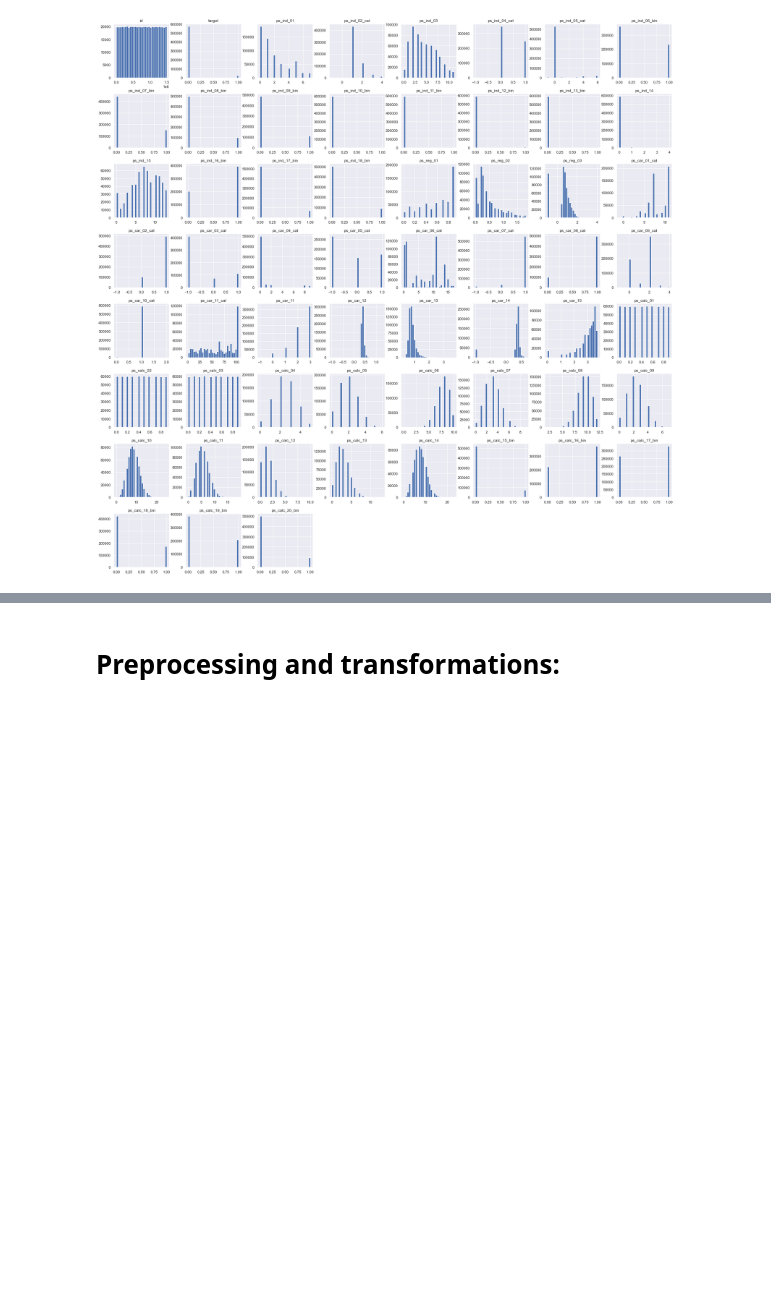
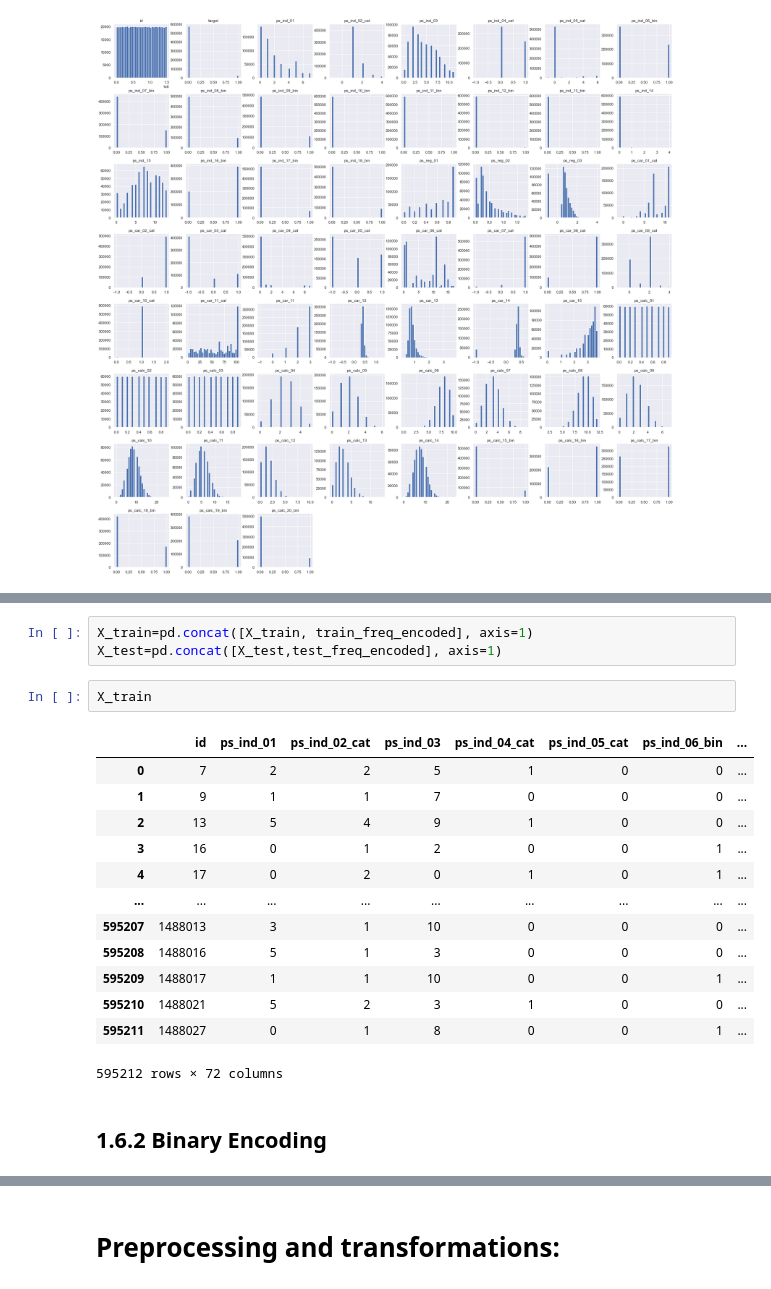
Before and after one commit to nichowu/Porto-Seguro-Safe-Driver-Prediction, a Jupyter notebook: porto-seguro-safe-driving.ipynb, the cells around one changed output, grey strips where cells are left out. Drawn from its saved outputs; the diff is of its cells as text; blank space fills up the shorter version.

```diff
--- a/porto-seguro-safe-driving.ipynb
+++ b/porto-seguro-safe-driving.ipynb
@@ -454,0 +584,21 @@ train.hist(figsize=(30,30), bins=30);
+# %%
+X_train=pd.concat([X_train, train_freq_encoded], axis=1)
+X_test=pd.concat([X_test,test_freq_encoded], axis=1)
+# %%
+X_train
+# %% [output]
+|  | id | ps_ind_01 | ps_ind_02_cat | ps_ind_03 | ps_ind_04_cat | ps_ind_05_cat | ps_ind_06_bin | ... |
+| 0 | 7 | 2 | 2 | 5 | 1 | 0 | 0 | ... |
+| 1 | 9 | 1 | 1 | 7 | 0 | 0 | 0 | ... |
+| 2 | 13 | 5 | 4 | 9 | 1 | 0 | 0 | ... |
+| 3 | 16 | 0 | 1 | 2 | 0 | 0 | 1 | ... |
+| 4 | 17 | 0 | 2 | 0 | 1 | 0 | 1 | ... |
+| ... | ... | ... | ... | ... | ... | ... | ... | ... |
+| 595207 | 1488013 | 3 | 1 | 10 | 0 | 0 | 0 | ... |
+| 595208 | 1488016 | 5 | 1 | 3 | 0 | 0 | 0 | ... |
+| 595209 | 1488017 | 1 | 1 | 10 | 0 | 0 | 1 | ... |
+| 595210 | 1488021 | 5 | 2 | 3 | 1 | 0 | 0 | ... |
+| 595211 | 1488027 | 0 | 1 | 8 | 0 | 0 | 1 | ... |
+595212 rows × 72 columns
+# %% [markdown]
+## **1.6.2 Binary Encoding**
```
Also changed, not shown: parts of 40 cells of this notebook.
